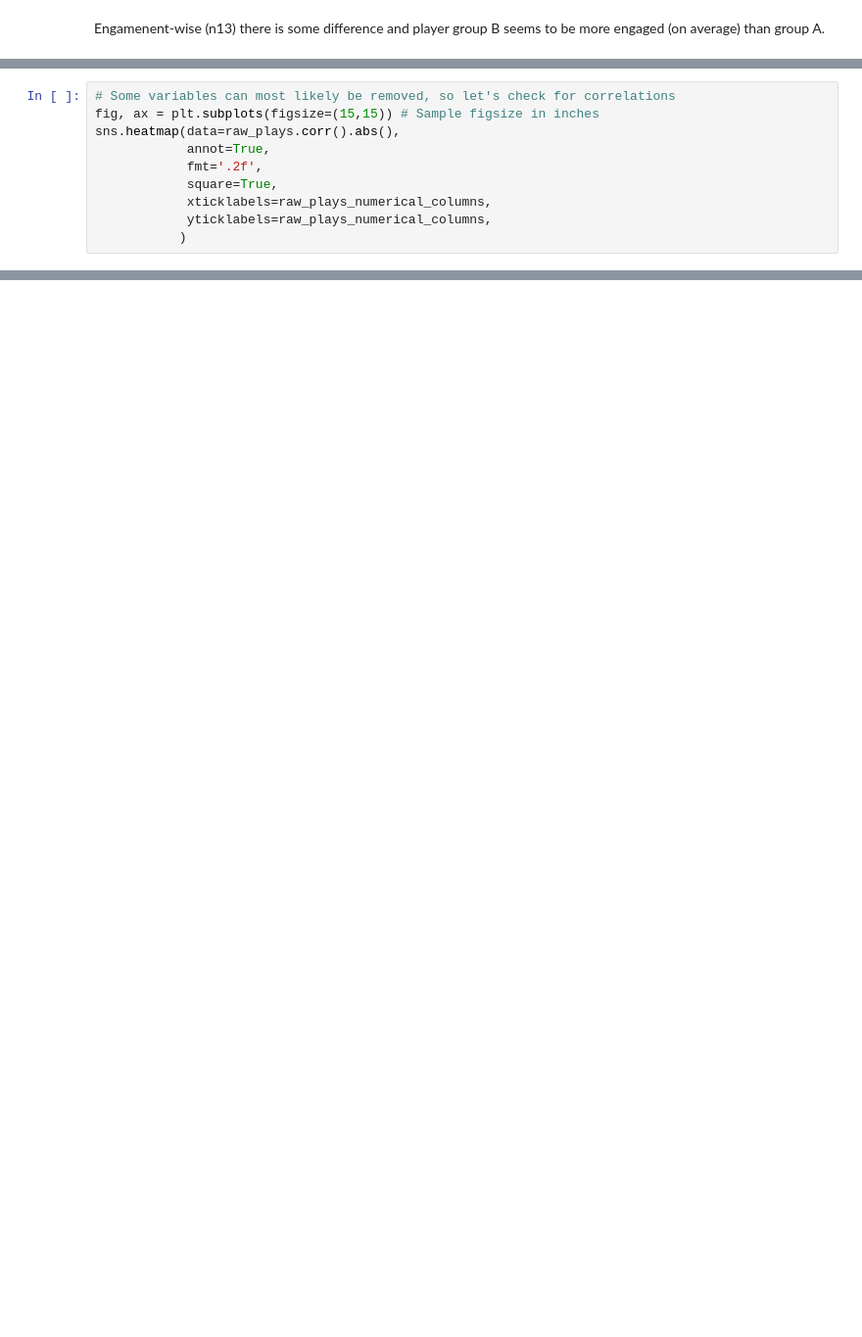
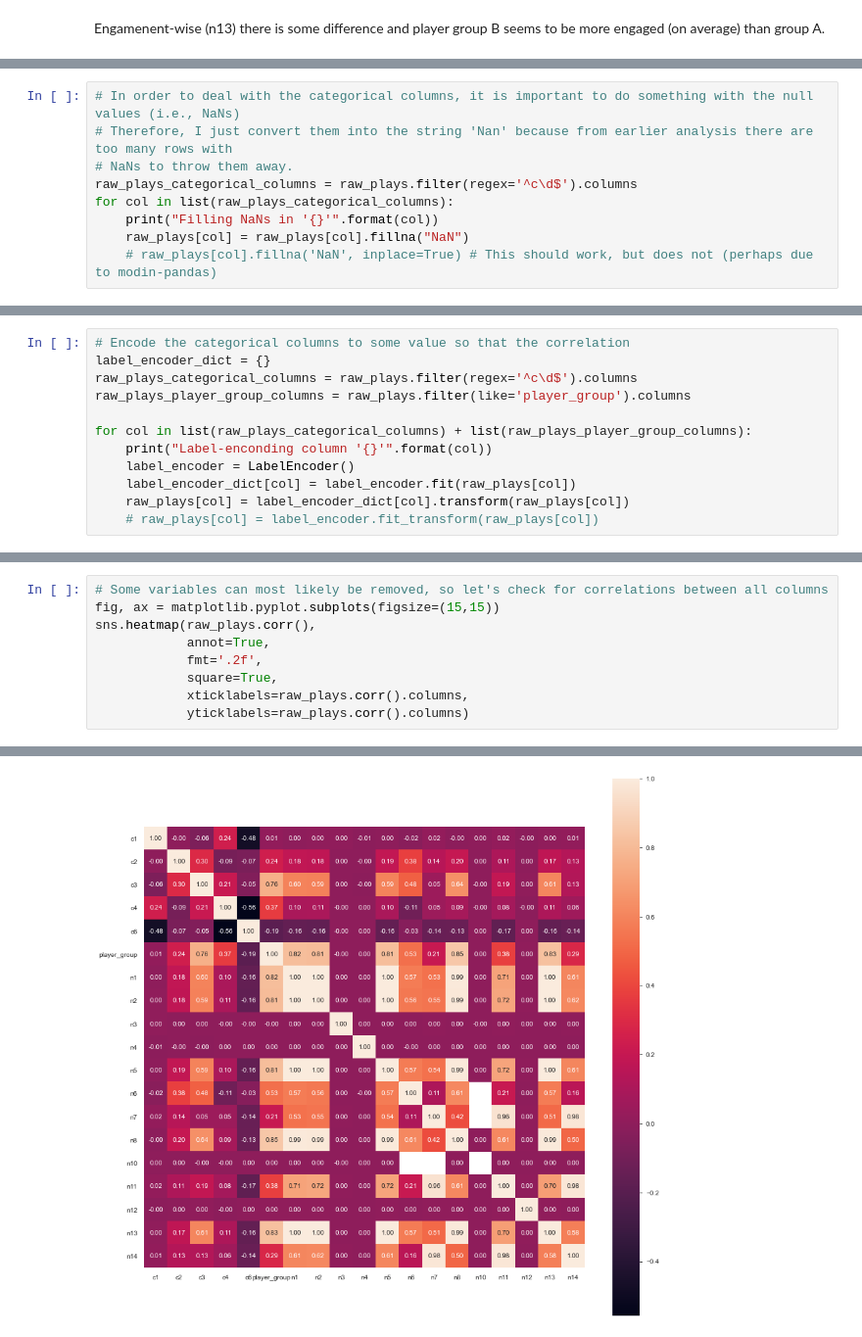
Before and after one commit to wileeam/classifier-engagement-monetisation, a Jupyter notebook: classifier-engagement-monetisation.ipynb, the cells around one changed output, grey strips where cells are left out. Shown at 98% size. Drawn from its saved outputs; the diff is of its cells as text; blank space fills up the shorter version.

```diff
--- a/classifier-engagement-monetisation.ipynb
+++ b/classifier-engagement-monetisation.ipynb
@@ -435,0 +536,9 @@ raw_plays[raw_plays.columns].corr().abs()
+# %%
+# In order to deal with the categorical columns, it is important to do something with the null values (i.e., NaNs)
+# Therefore, I just convert them into the string 'Nan' because from earlier analysis there are too many rows with
+# NaNs to throw them away.
+raw_plays_categorical_columns = raw_plays.filter(regex='^c\d$').columns
+for col in list(raw_plays_categorical_columns):
+    print("Filling NaNs in '{}'".format(col))
+    raw_plays[col] = raw_plays[col].fillna("NaN")
+    # raw_plays[col].fillna('NaN', inplace=True) # This should work, but does not (perhaps due to modin-pandas)
@@ -435,0 +572,12 @@ raw_plays[raw_plays.columns].corr().abs()
+# %%
+# Encode the categorical columns to some value so that the correlation
+label_encoder_dict = {}
+raw_plays_categorical_columns = raw_plays.filter(regex='^c\d$').columns
+raw_plays_player_group_columns = raw_plays.filter(like='player_group').columns
+
+for col in list(raw_plays_categorical_columns) + list(raw_plays_player_group_columns):
+    print("Label-enconding column '{}'".format(col))
+    label_encoder = LabelEncoder()
+    label_encoder_dict[col] = label_encoder.fit(raw_plays[col])
+    raw_plays[col] = label_encoder_dict[col].transform(raw_plays[col])
+    # raw_plays[col] = label_encoder.fit_transform(raw_plays[col])
@@ -436,10 +595,10 @@ raw_plays[raw_plays.columns].corr().abs()
 # %%
-# Some variables can most likely be removed, so let's check for correlations
-fig, ax = plt.subplots(figsize=(15,15)) # Sample figsize in inches
-sns.heatmap(data=raw_plays.corr().abs(),
+# Some variables can most likely be removed, so let's check for correlations between all columns
+fig, ax = matplotlib.pyplot.subplots(figsize=(15,15))
+sns.heatmap(raw_plays.corr(),
             annot=True,
             fmt='.2f',
             square=True,
-            xticklabels=raw_plays_numerical_columns,
-            yticklabels=raw_plays_numerical_columns,
-           )
+            xticklabels=raw_plays.corr().columns,
+            yticklabels=raw_plays.corr().columns)
+# %% [output]
@@ -445,0 +606 @@ sns.heatmap(data=raw_plays.corr().abs(),
+[figure, added]
```
Also changed, not shown: parts of 72 cells of this notebook.
